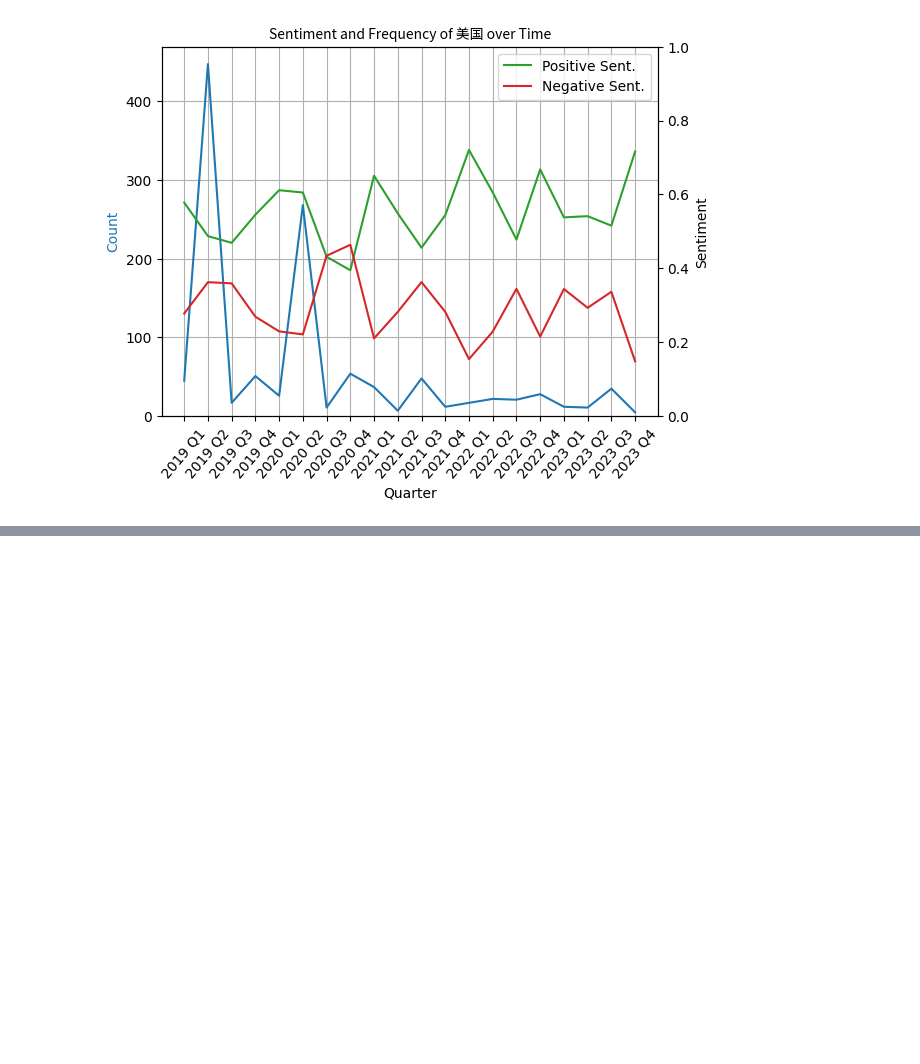
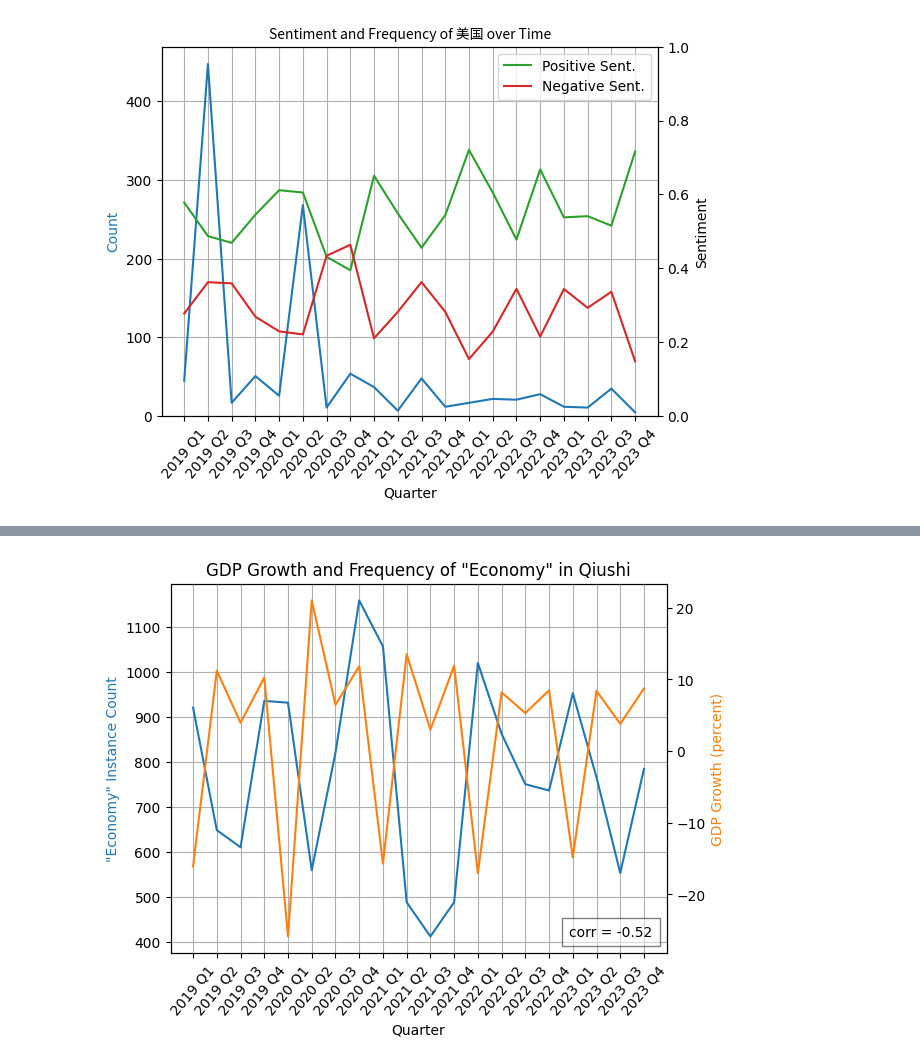
Before and after one commit to calebcsjm/China_Project, a Jupyter notebook: analyze_articles/mixed_analysis.ipynb, the cells around one changed output, grey strips where cells are left out. Cells and saved outputs as stored; diff of their text form; code cells hidden in the pictures; blank space fills up the shorter version.

```diff
--- a/analyze_articles/mixed_analysis.ipynb
+++ b/analyze_articles/mixed_analysis.ipynb
@@ -66,0 +110,51 @@ plot_count_vs_sentiment("美国")
+# %%
+# graph the Qiushi count of econ against lagged percent GDP growth
+
+
+
+econ_data = pd.read_csv("../process_economic_data/processed_quarterly_data.csv")
+econ_count = pd.read_csv("./frequency_counts/经济_quarter_counts.csv")
+
+combined_df = pd.merge(econ_data, econ_count, on="year_quarter")
+
+fig, ax1 = plt.subplots()
+
+xvals = list(combined_df["year_quarter"])
+xvals.reverse()
+# get the lists we need, and take of the last value (incomplete Q1 of 2024)
+y1 = list(combined_df["count"])
+y1.reverse()
+y2 = list(combined_df["quarter_gdp_growth"])
+y2.reverse()
+
+# count y-axis
+ax1_color = "tab:blue"
+ax1.plot(xvals, y1, color=ax1_color)
+ax1.set_ylabel("\"Economy\" Instance Count", color=ax1_color)
+# ax1.set_ylim([0, None])
+
+# gdp y-axis
+ax2_color = "tab:orange"
+ax2 = ax1.twinx()
+ax2.plot(xvals, y2, color=ax2_color)
+ax2.set_ylabel("GDP Growth (percent)", color=ax2_color)
+# ax2.set_ylim([0, 1])
+
+# common x axis
+ax1.set_xlabel("Quarter")
+ax1.tick_params(axis='x', rotation=50)
+ax1.set_title(f"GDP Growth and Frequency of \"Economy\" in Qiushi")
+ax1.tick_params(axis='x', rotation=50)
+ax1.grid()
+
+# add a text box with the correlation
+correlation = round(combined_df["count"].corr(combined_df["quarter_gdp_growth"]), 2)
+
+text_box = AnchoredText(f"corr = {correlation}", frameon=True, loc='lower right', pad=0.5)
+plt.setp(text_box.patch, facecolor='white', alpha=0.5)
+ax1.add_artist(text_box)
+
+plt.savefig("../visuals/curr_q_gdp_econ_count.png", bbox_inches="tight")
+plt.show()
+# %% [output]
+[figure, added]
```
Also changed, not shown: parts of 4 cells of this notebook, 3 other files.
